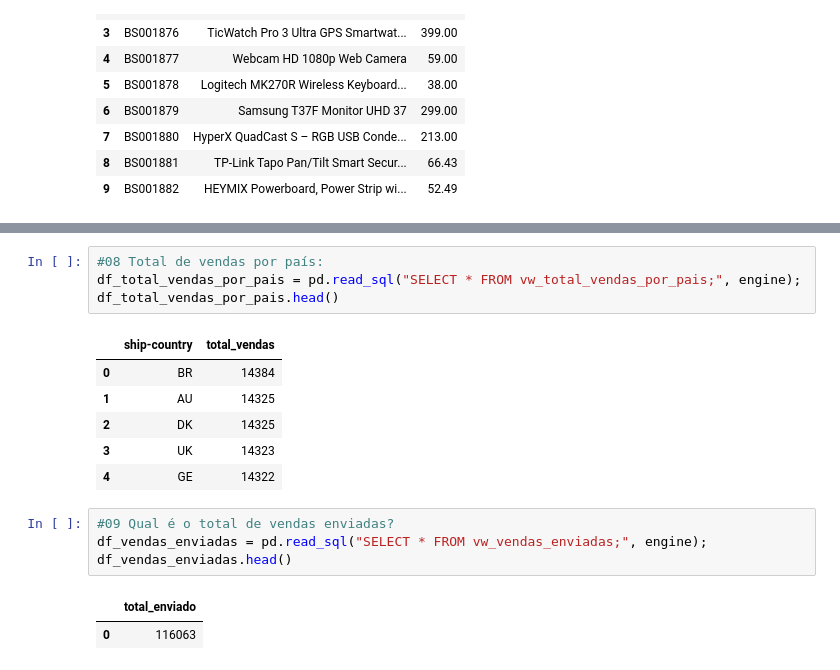
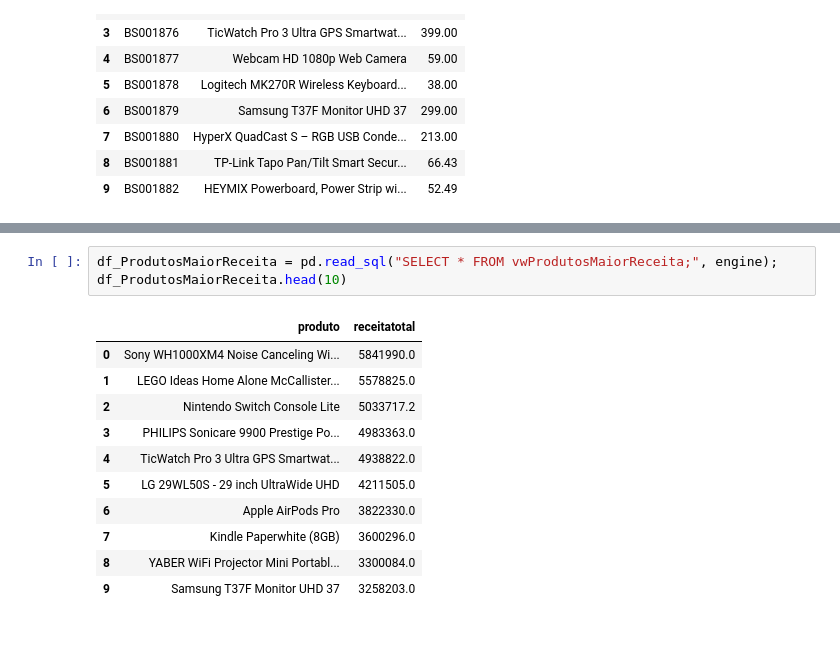
Before and after one commit to guilherme-lucke/projeto, a Jupyter notebook: analises.ipynb, the cells around one changed output, grey strips where cells are left out. Drawn from its saved outputs; the diff is of its cells as text; blank space fills up the shorter version.

```diff
--- a/analises.ipynb
+++ b/analises.ipynb
@@ -80,16 +110,14 @@ df_pais_mais_vendas = pd.read_sql("SELECT * FROM vw_pais_mais_vendas;", engine);
 # %%
-#08 Total de vendas por país:
-df_total_vendas_por_pais = pd.read_sql("SELECT * FROM vw_total_vendas_por_pais;", engine); df_total_vendas_por_pais.head()
+df_ProdutosMaiorReceita = pd.read_sql("SELECT * FROM vwProdutosMaiorReceita;", engine); df_ProdutosMaiorReceita.head(10)
 # %% [output]
-|  | ship-country | total_vendas |
-| 0 | BR | 14384 |
-| 1 | AU | 14325 |
-| 2 | DK | 14325 |
-| 3 | UK | 14323 |
-| 4 | GE | 14322 |
+|  | produto | receitatotal |
+| 0 | Sony WH1000XM4 Noise Canceling Wi... | 5841990.0 |
+| 1 | LEGO Ideas Home Alone McCallister... | 5578825.0 |
+| 2 | Nintendo Switch Console Lite | 5033717.2 |
+| 3 | PHILIPS Sonicare 9900 Prestige Po... | 4983363.0 |
+| 4 | TicWatch Pro 3 Ultra GPS Smartwat... | 4938822.0 |
+| 5 | LG 29WL50S - 29 inch UltraWide UHD | 4211505.0 |
+| 6 | Apple AirPods Pro | 3822330.0 |
+| 7 | Kindle Paperwhite (8GB) | 3600296.0 |
+| 8 | YABER WiFi Projector Mini Portabl... | 3300084.0 |
+| 9 | Samsung T37F Monitor UHD 37 | 3258203.0 |
-# %%
-#09 Qual é o total de vendas enviadas?
-df_vendas_enviadas = pd.read_sql("SELECT * FROM vw_vendas_enviadas;", engine); df_vendas_enviadas.head()
-# %% [output]
-|  | total_enviado |
-| 0 | 116063 |
```
Also changed, not shown: parts of 36 cells of this notebook, 8 other files.
